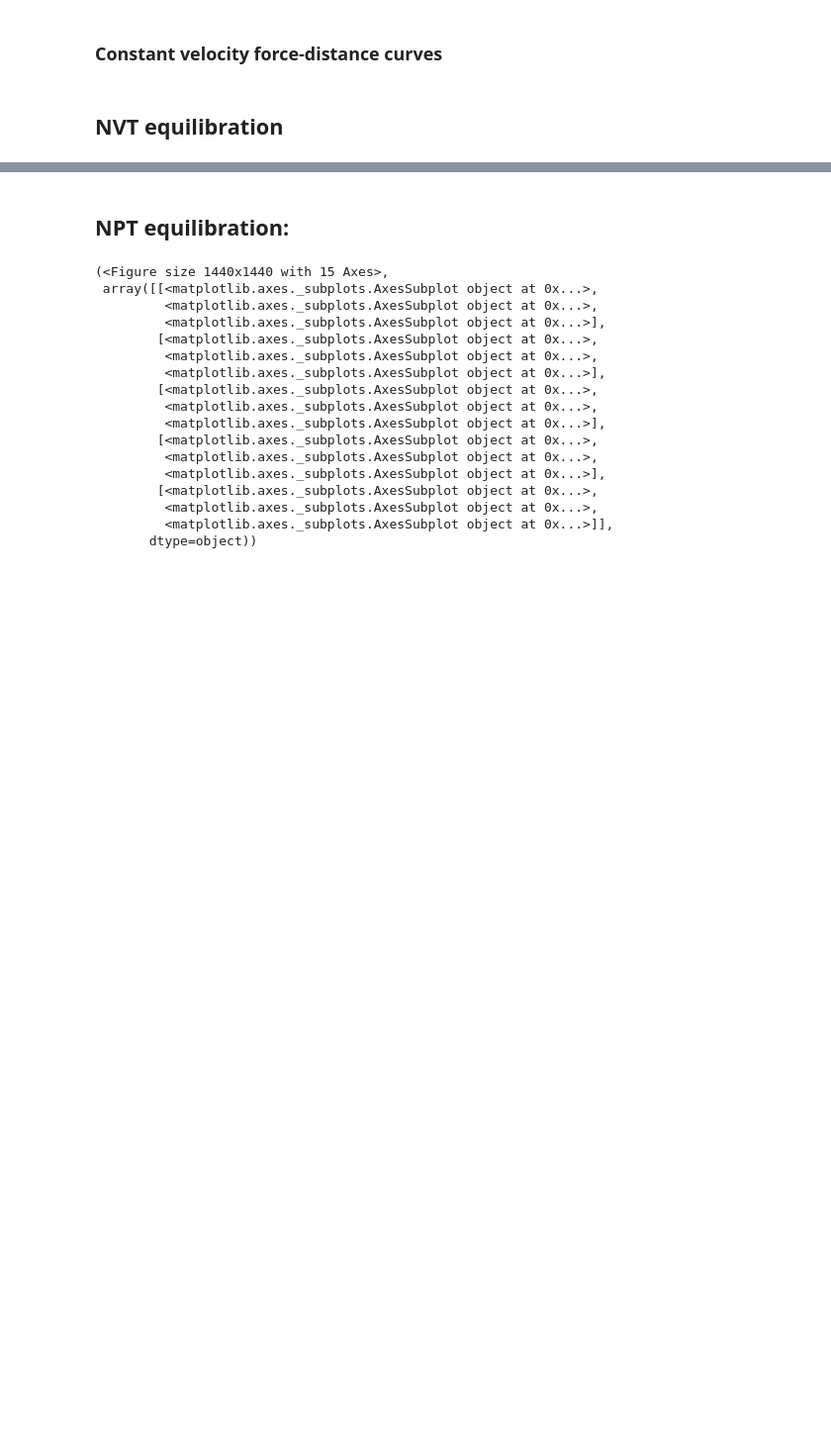
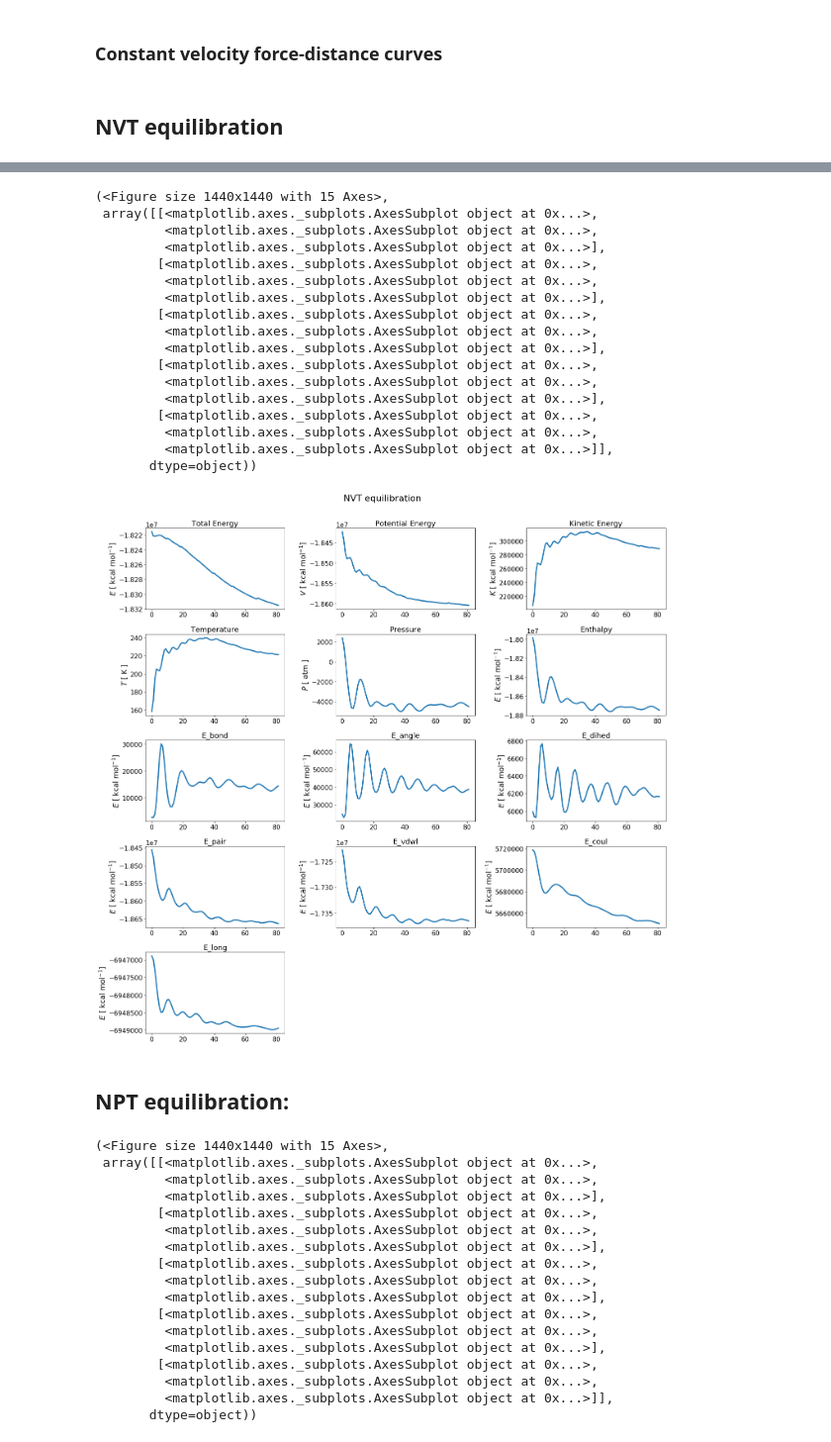
Before and after one commit to jotelha/jlhphd, a Jupyter notebook: ipynb/postp/20190612_afm_force_distance_curves_25Ang.ipynb, the cells around one changed output, grey strips where cells are left out. Shown at 99% size. Drawn from its saved outputs; the diff is of its cells as text; code cells hidden in the pictures; blank space fills up the shorter version.

```diff
--- a/ipynb/postp/20190612_afm_force_distance_curves_25Ang.ipynb
+++ b/ipynb/postp/20190612_afm_force_distance_curves_25Ang.ipynb
@@ -370,0 +375,3 @@ for i, d in enumerate(thermoData):
+# %%
+thermo_df = pd.read_csv(
+    '/mnt/dat/work/testuser/probing/sandbox/20190614_nvt_equilibration/equilibration_nvt.thermo.out',delim_whitespace=True)
@@ -371,3 +387,24 @@ for i, d in enumerate(thermoData):
+# %%
+plotThermo(thermo_df,title="NVT equilibration")
+# %% [output]
+(<Figure size 1440x1440 with 15 Axes>,
+ array([[<matplotlib.axes._subplots.AxesSubplot object at 0x...>,
+         <matplotlib.axes._subplots.AxesSubplot object at 0x...>,
+         <matplotlib.axes._subplots.AxesSubplot object at 0x...>],
+        [<matplotlib.axes._subplots.AxesSubplot object at 0x...>,
+         <matplotlib.axes._subplots.AxesSubplot object at 0x...>,
+         <matplotlib.axes._subplots.AxesSubplot object at 0x...>],
+        [<matplotlib.axes._subplots.AxesSubplot object at 0x...>,
+         <matplotlib.axes._subplots.AxesSubplot object at 0x...>,
+         <matplotlib.axes._subplots.AxesSubplot object at 0x...>],
+        [<matplotlib.axes._subplots.AxesSubplot object at 0x...>,
+         <matplotlib.axes._subplots.AxesSubplot object at 0x...>,
+         <matplotlib.axes._subplots.AxesSubplot object at 0x...>],
+        [<matplotlib.axes._subplots.AxesSubplot object at 0x...>,
+         <matplotlib.axes._subplots.AxesSubplot object at 0x...>,
+         <matplotlib.axes._subplots.AxesSubplot object at 0x...>]],
+       dtype=object))
+[figure, added]
 # %% [markdown]
 ## NPT equilibration:
 # %%
```
Also changed, not shown: parts of 12 cells of this notebook, 13 other files.
